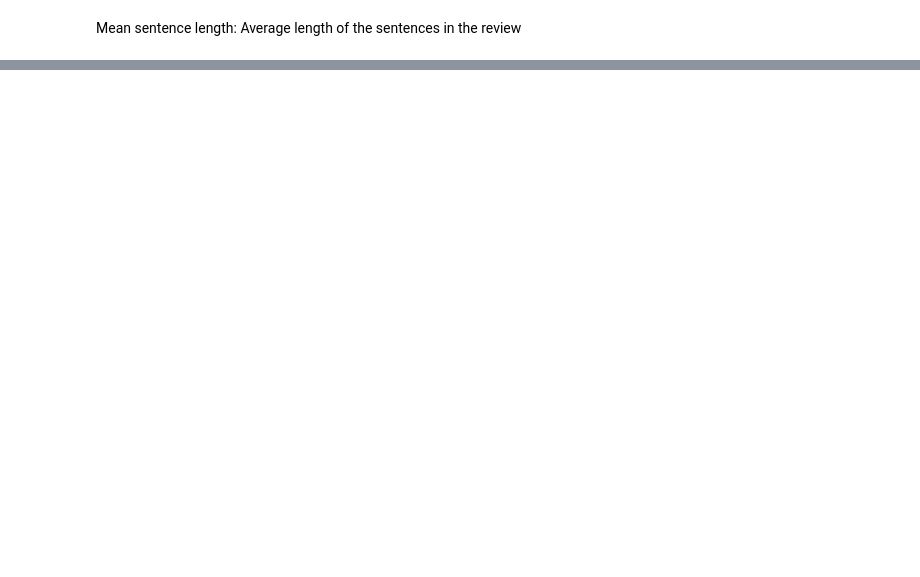
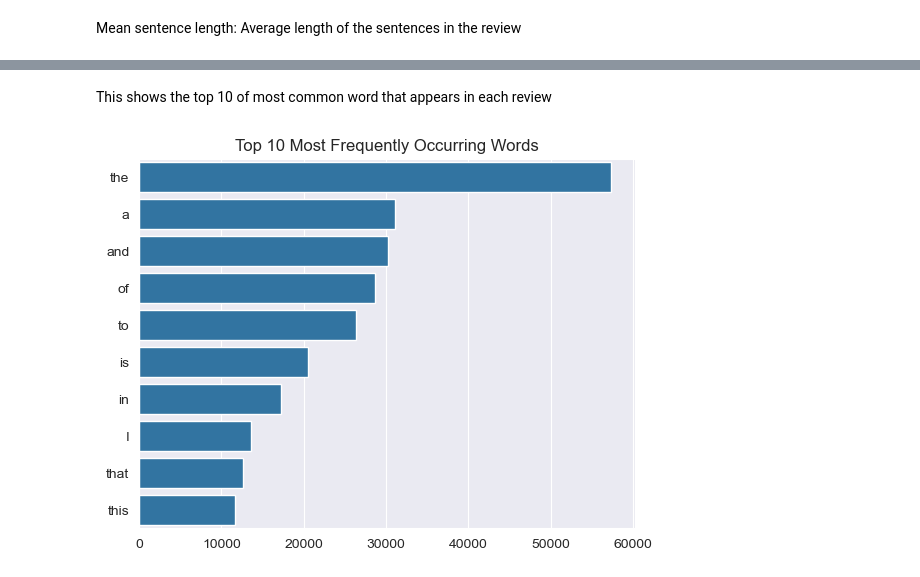
Before and after one commit to Snkiha/Sentiment-Analysis, a Jupyter notebook: review_analysis.ipynb, the cells around one changed output, grey strips where cells are left out. Drawn from its saved outputs; the diff is of its cells as text; code cells hidden in the pictures; blank space fills up the shorter version.

```diff
--- a/review_analysis.ipynb
+++ b/review_analysis.ipynb
@@ -157,0 +223,3 @@ plt.show()
+# %%
+review_df['Review_lists'] = review_df['review'].apply(corpus)
+review_df.head()
@@ -157,0 +233,5 @@ plt.show()
+# %%
+corpus = []
+for i in range(review_df.shape[0]):
+    corpus += review_df['Review_lists'][i]
+len(corpus)
@@ -157,0 +240,3 @@ plt.show()
+# %%
+mostCommon = Counter(corpus).most_common(10)
+mostCommon
@@ -157,0 +254,14 @@ plt.show()
+# %% [markdown]
+This shows the top 10 of most common word that appears in each review
+# %%
+words = []
+freq = []
+for word, count in mostCommon:
+    words.append(word)
+    freq.append(count)
+# %%
+sns.barplot(x = freq, y = words)
+plt.title('Top 10 Most Frequently Occurring Words')
+plt.show()
+# %% [output]
+[figure, added]
```
Also changed, not shown: parts of 34 cells of this notebook.
